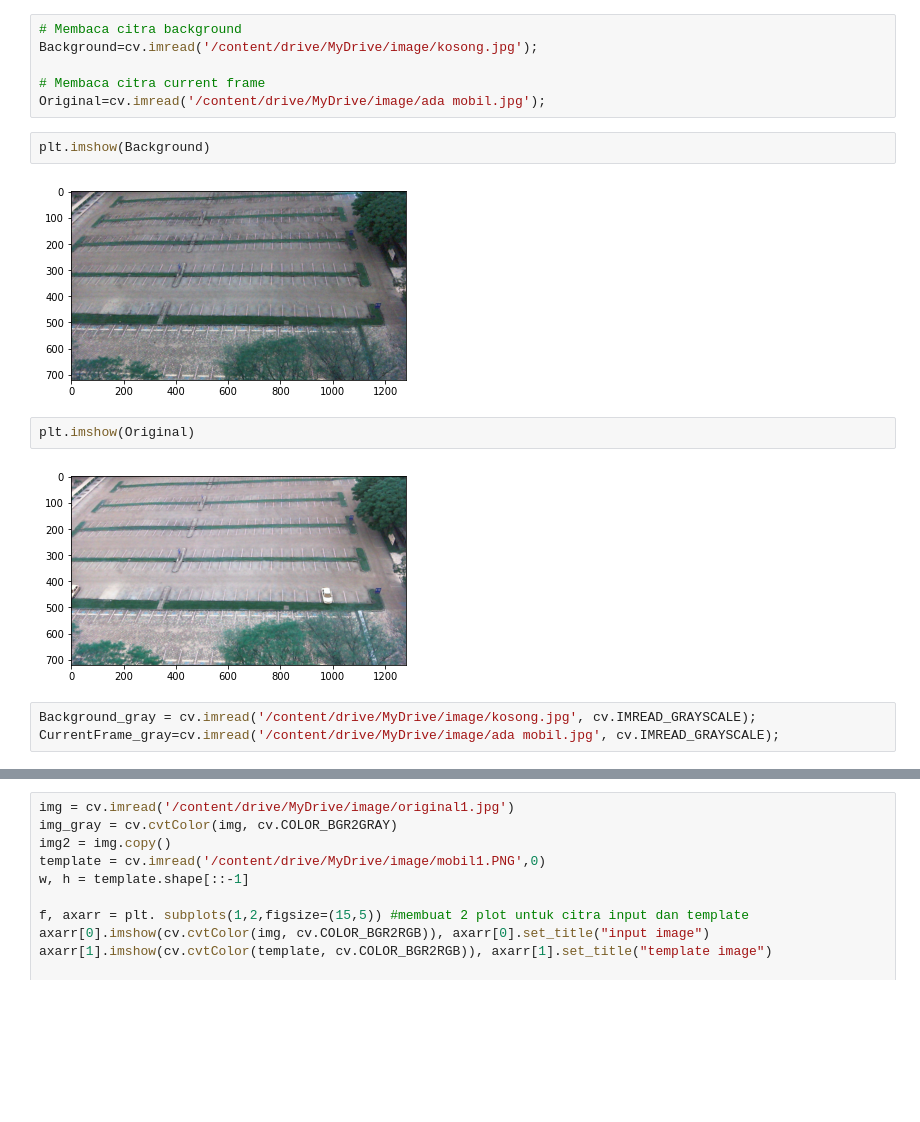
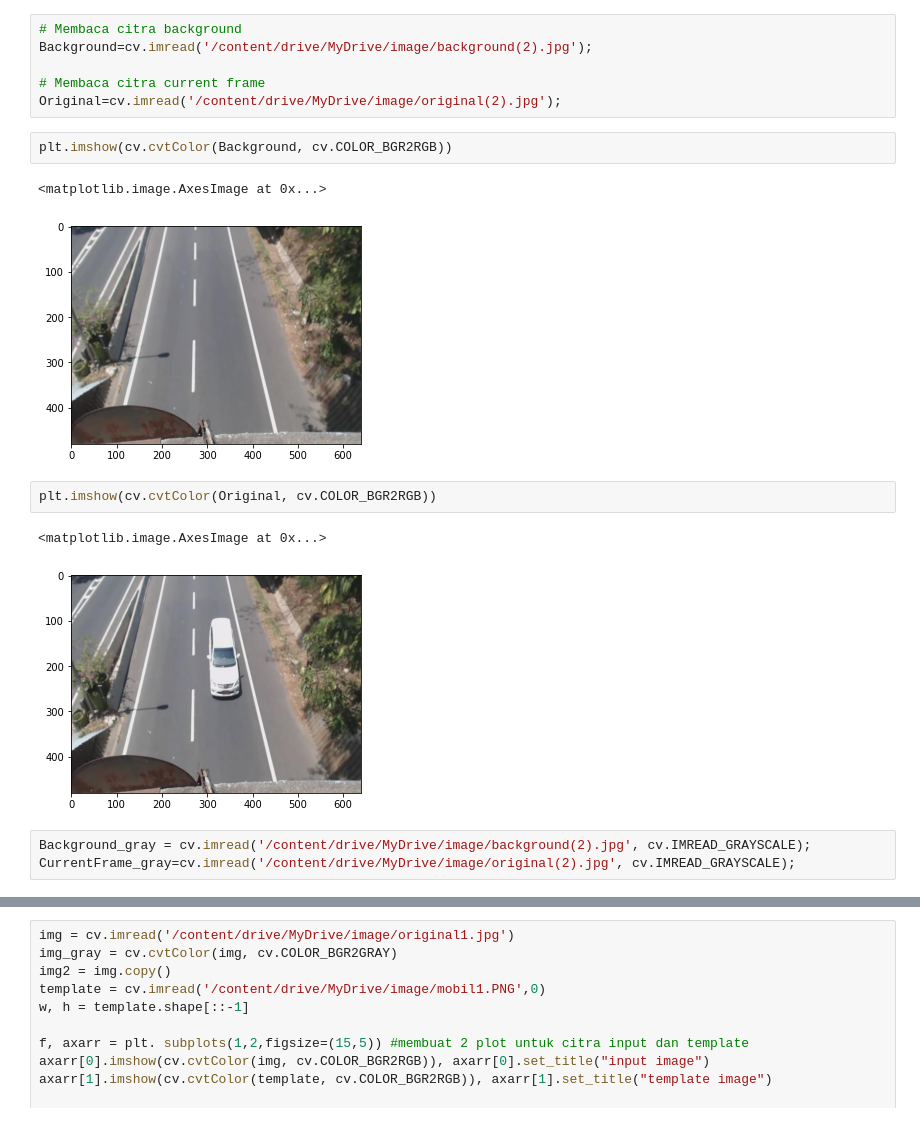
Before and after one commit to Aldirhezaldi/PCVK_Genap_2021, a Jupyter notebook: UAS_PCVK.ipynb, the cells around one changed output, grey strips where cells are left out. Drawn from its saved outputs; the diff is of its cells as text; blank space fills up the shorter version.

```diff
--- a/UAS_PCVK.ipynb
+++ b/UAS_PCVK.ipynb
@@ -17,20 +85,22 @@ Drive already mounted at /content/drive; to attempt to forcibly remount, call dr
 # %%
 # Membaca citra background
-Background=cv.imread('/content/drive/MyDrive/image/kosong.jpg');
+Background=cv.imread('/content/drive/MyDrive/image/background(2).jpg');
 
 # Membaca citra current frame
-Original=cv.imread('/content/drive/MyDrive/image/ada mobil.jpg');
+Original=cv.imread('/content/drive/MyDrive/image/original(2).jpg');
 # %%
-plt.imshow(Background)
+plt.imshow(cv.cvtColor(Background, cv.COLOR_BGR2RGB))
 # %% [output]
+<matplotlib.image.AxesImage at 0x...>
-[figure, old version]
+[figure, new version]
 # %%
-plt.imshow(Original)
+plt.imshow(cv.cvtColor(Original, cv.COLOR_BGR2RGB))
 # %% [output]
+<matplotlib.image.AxesImage at 0x...>
-[figure, old version]
+[figure, new version]
 # %%
-Background_gray = cv.imread('/content/drive/MyDrive/image/kosong.jpg', cv.IMREAD_GRAYSCALE);
-CurrentFrame_gray=cv.imread('/content/drive/MyDrive/image/ada mobil.jpg', cv.IMREAD_GRAYSCALE);
+Background_gray = cv.imread('/content/drive/MyDrive/image/background(2).jpg', cv.IMREAD_GRAYSCALE);
+CurrentFrame_gray=cv.imread('/content/drive/MyDrive/image/original(2).jpg', cv.IMREAD_GRAYSCALE);
 # %%
 preprocessed_image1=plt.imshow(Background_gray, cmap='gray')
 # %% [output]
```
Also changed, not shown: parts of 10 cells of this notebook.
